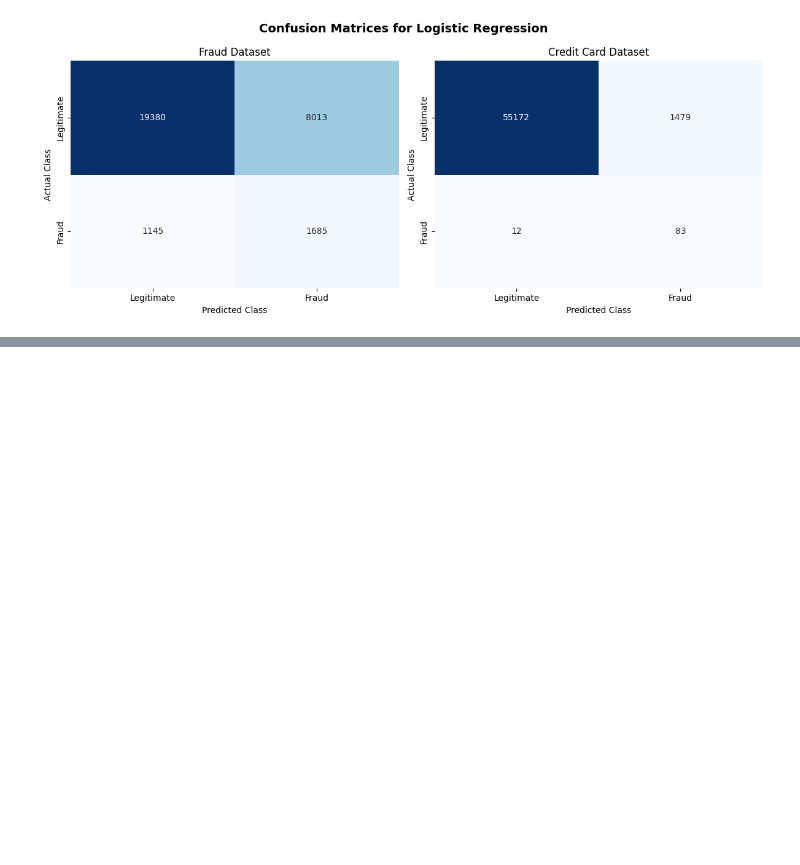
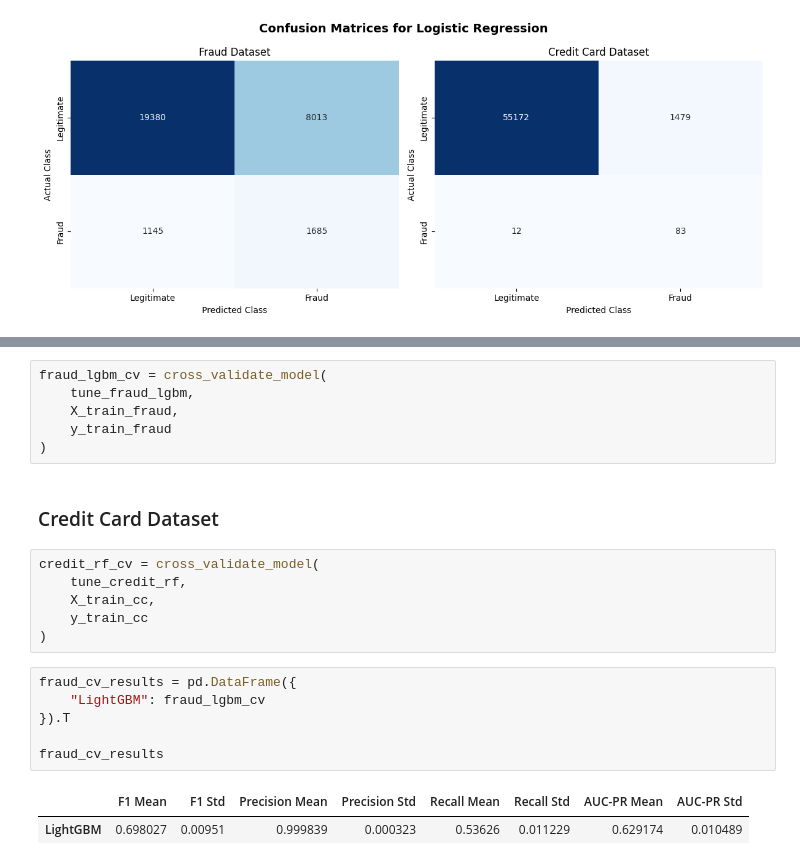
Before and after one commit to bemnetne/fraud_detection, a Jupyter notebook: notebooks/model_training.ipynb, the cells around one changed output, grey strips where cells are left out. Cells and saved outputs as stored; diff of their text form; blank space fills up the shorter version.

```diff
--- a/notebooks/model_training.ipynb
+++ b/notebooks/model_training.ipynb
@@ -198,0 +477,23 @@ plot_confusion_matrices(
+# %%
+fraud_lgbm_cv = cross_validate_model(
+    tune_fraud_lgbm,
+    X_train_fraud,
+    y_train_fraud
+)
+# %% [markdown]
+### Credit Card Dataset
+# %%
+credit_rf_cv = cross_validate_model(
+    tune_credit_rf,
+    X_train_cc,
+    y_train_cc
+)
+# %%
+fraud_cv_results = pd.DataFrame({
+    "LightGBM": fraud_lgbm_cv
+}).T
+
+fraud_cv_results
+# %% [output]
+|  | F1 Mean | F1 Std | Precision Mean | Precision Std | Recall Mean | Recall Std | AUC-PR Mean | AUC-PR Std |
+| LightGBM | 0.698027 | 0.00951 | 0.999839 | 0.000323 | 0.53626 | 0.011229 | 0.629174 | 0.010489 |
```
Also changed, not shown: parts of 28 cells of this notebook.
